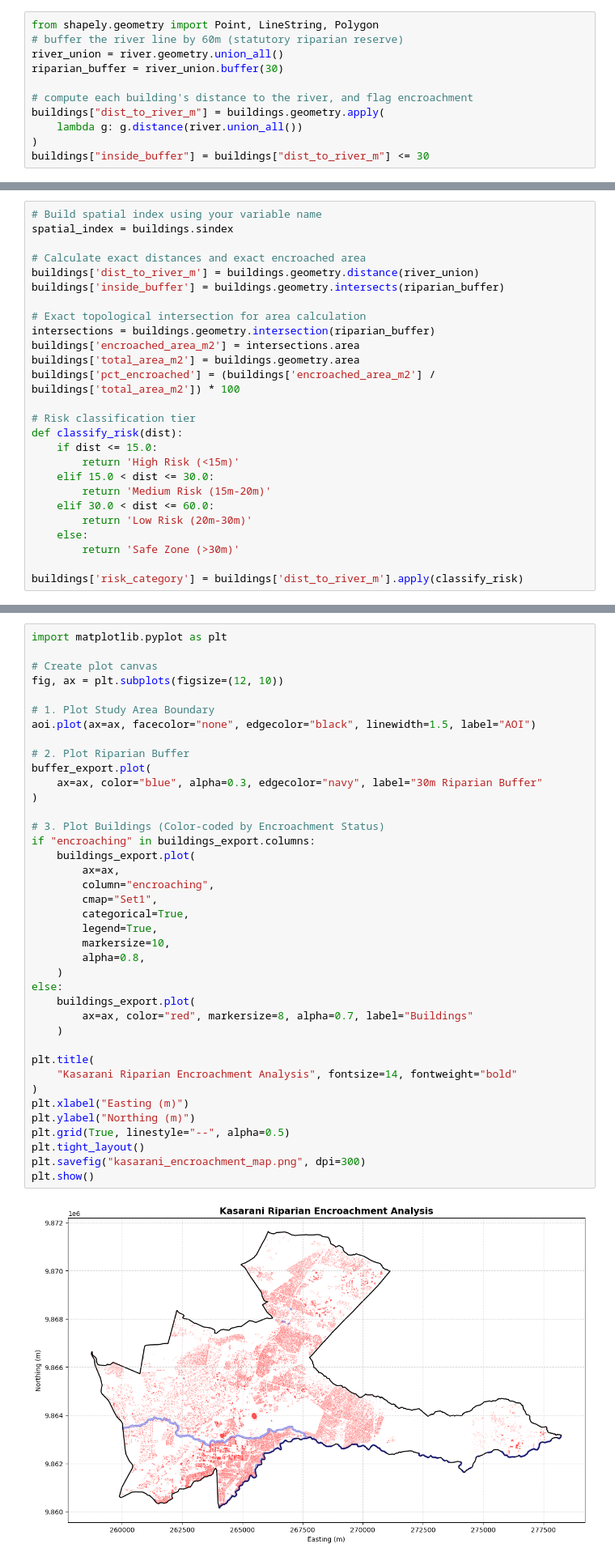
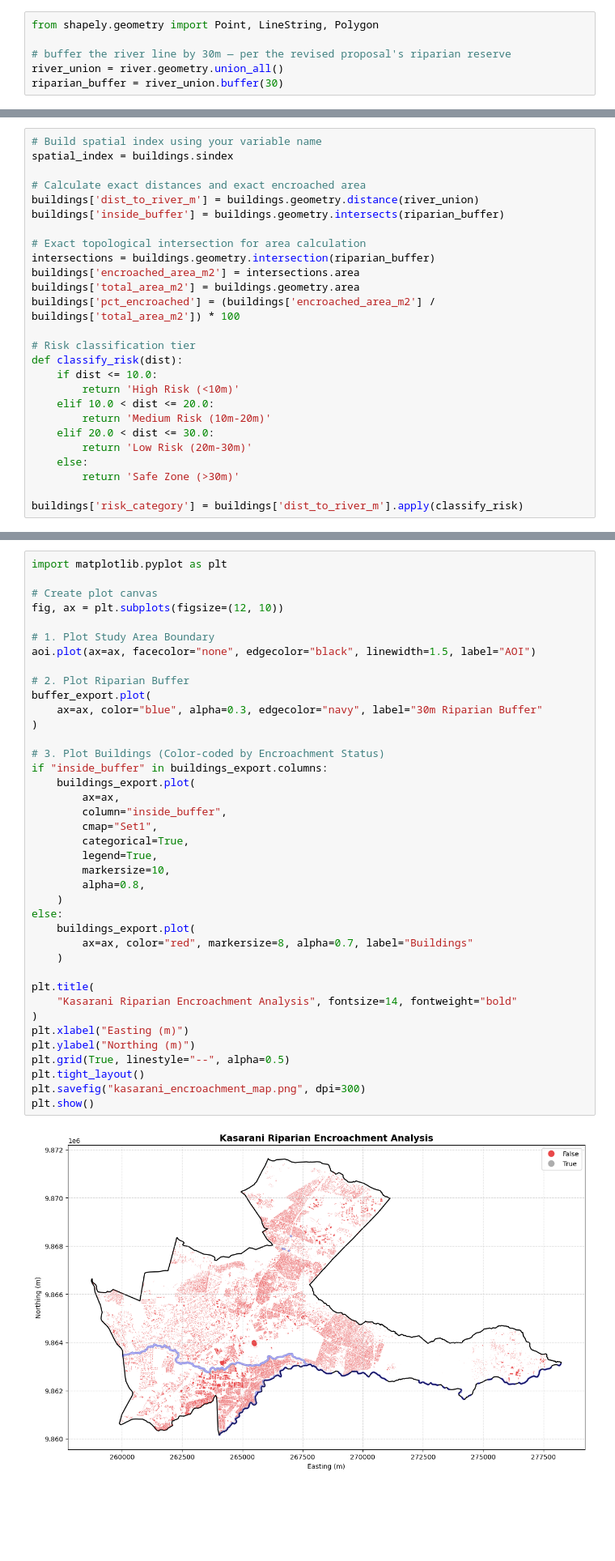
Before and after one commit to mwaikelvin2k-creator/Reparian_enchroachment_Detector, a Jupyter notebook: Preprocessing/Cleaning.ipynb, the cells around one changed output, grey strips where cells are left out. Shown at 81% size. Saved outputs shown, nothing was run; the diff lists cells and outputs as text; blank space fills up the shorter version.

```diff
--- a/Preprocessing/Cleaning.ipynb
+++ b/Preprocessing/Cleaning.ipynb
@@ -122,15 +124,10 @@ buildings["building_type"] = buildings.get("building",pd.Series(dtype="object"))
 ## 5. Generate the buffer zone and label encroachment
 # %%
 from shapely.geometry import Point, LineString, Polygon
-# buffer the river line by 60m (statutory riparian reserve)
+
+# buffer the river line by 30m — per the revised proposal's riparian reserve
 river_union = river.geometry.union_all()
 riparian_buffer = river_union.buffer(30)
-
-# compute each building's distance to the river, and flag encroachment
-buildings["dist_to_river_m"] = buildings.geometry.apply(
-    lambda g: g.distance(river.union_all())
-)
-buildings["inside_buffer"] = buildings["dist_to_river_m"] <= 30
 # %% [markdown]
 ## 6. Spatial Indexing & Metric Overlay
 # %%
@@ -149,11 +146,11 @@ buildings['pct_encroached'] = (buildings['encroached_area_m2'] / buildings['tota
 
 # Risk classification tier
 def classify_risk(dist):
-    if dist <= 15.0:
-        return 'High Risk (<15m)'
-    elif 15.0 < dist <= 30.0:
-        return 'Medium Risk (15m-20m)'
-    elif 30.0 < dist <= 60.0:
+    if dist <= 10.0:
+        return 'High Risk (<10m)'
+    elif 10.0 < dist <= 20.0:
+        return 'Medium Risk (10m-20m)'
+    elif 20.0 < dist <= 30.0:
         return 'Low Risk (20m-30m)'
     else:
         return 'Safe Zone (>30m)'
@@ -280,36 +335,36 @@ aoi.plot(ax=ax, facecolor="none", edgecolor="black", linewidth=1.5, label="AOI")
 
 # 2. Plot Riparian Buffer
 buffer_export.plot(
     ax=ax, color="blue", alpha=0.3, edgecolor="navy", label="30m Riparian Buffer"
 )
 
 # 3. Plot Buildings (Color-coded by Encroachment Status)
-if "encroaching" in buildings_export.columns:
+if "inside_buffer" in buildings_export.columns:
     buildings_export.plot(
         ax=ax,
-        column="encroaching",
+        column="inside_buffer",
         cmap="Set1",
         categorical=True,
         legend=True,
         markersize=10,
         alpha=0.8,
     )
 else:
     buildings_export.plot(
         ax=ax, color="red", markersize=8, alpha=0.7, label="Buildings"
     )
 
 plt.title(
     "Kasarani Riparian Encroachment Analysis", fontsize=14, fontweight="bold"
 )
 plt.xlabel("Easting (m)")
 plt.ylabel("Northing (m)")
 plt.grid(True, linestyle="--", alpha=0.5)
 plt.tight_layout()
 plt.savefig("kasarani_encroachment_map.png", dpi=300)
 plt.show()
 # %% [output]
-[figure, old version]
+[figure, new version]
 # %% [markdown]
 ### b) Raster Overlay Map (Sentinel-2 RGB + Vector Layers)
 - Plots the 10m Sentinel-2 satellite tile in the background
```
Also changed, not shown: parts of 16 cells of this notebook, 4 other files.
